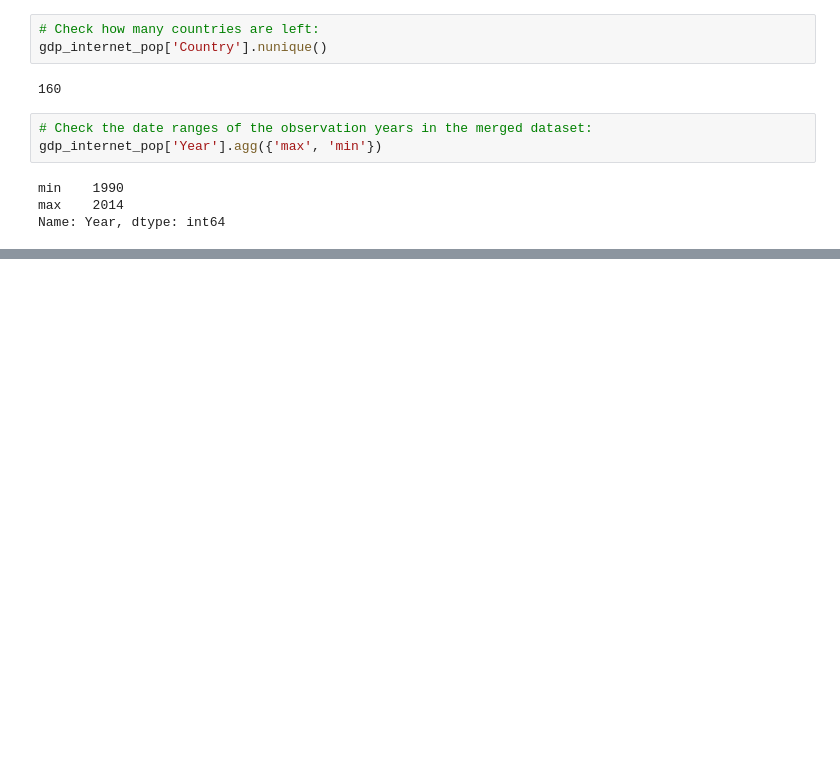
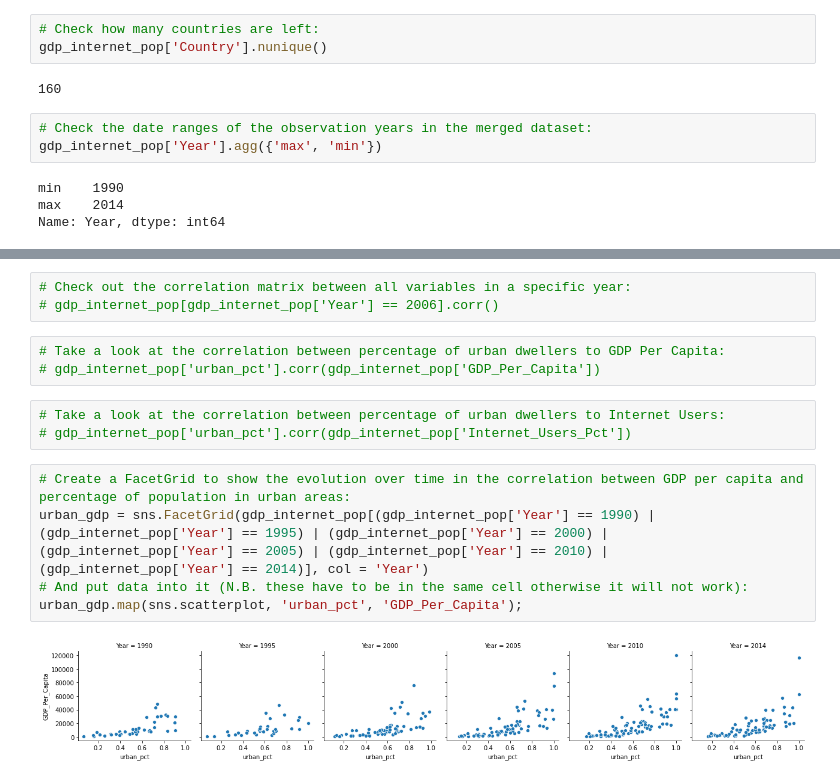
Before and after one commit to nss-data-science-cohort-4/dq1-undata-vai2fc, a Jupyter notebook: notebooks/UN_Data_Exploration.ipynb, the cells around one changed output, grey strips where cells are left out. Drawn from its saved outputs; the diff is of its cells as text; blank space fills up the shorter version.

```diff
--- a/notebooks/UN_Data_Exploration.ipynb
+++ b/notebooks/UN_Data_Exploration.ipynb
@@ -1103,0 +1156,16 @@ pop_pivoted
+# %%
+# Check out the correlation matrix between all variables in a specific year:
+# gdp_internet_pop[gdp_internet_pop['Year'] == 2006].corr()
+# %%
+# Take a look at the correlation between percentage of urban dwellers to GDP Per Capita:
+# gdp_internet_pop['urban_pct'].corr(gdp_internet_pop['GDP_Per_Capita'])
+# %%
+# Take a look at the correlation between percentage of urban dwellers to Internet Users:
+# gdp_internet_pop['urban_pct'].corr(gdp_internet_pop['Internet_Users_Pct'])
+# %%
+# Create a FacetGrid to show the evolution over time in the correlation between GDP per capita and percentage of population in urban areas:
+urban_gdp = sns.FacetGrid(gdp_internet_pop[(gdp_internet_pop['Year'] == 1990) | (gdp_internet_pop['Year'] == 1995) | (gdp_internet_pop['Year'] == 2000) | (gdp_internet_pop['Year'] == 2005) | (gdp_internet_pop['Year'] == 2010) | (gdp_internet_pop['Year'] == 2014)], col = 'Year')
+# And put data into it (N.B. these have to be in the same cell otherwise it will not work):
+urban_gdp.map(sns.scatterplot, 'urban_pct', 'GDP_Per_Capita');
+# %% [output]
+[figure, added]
```
Also changed, not shown: parts of 18 cells of this notebook.
